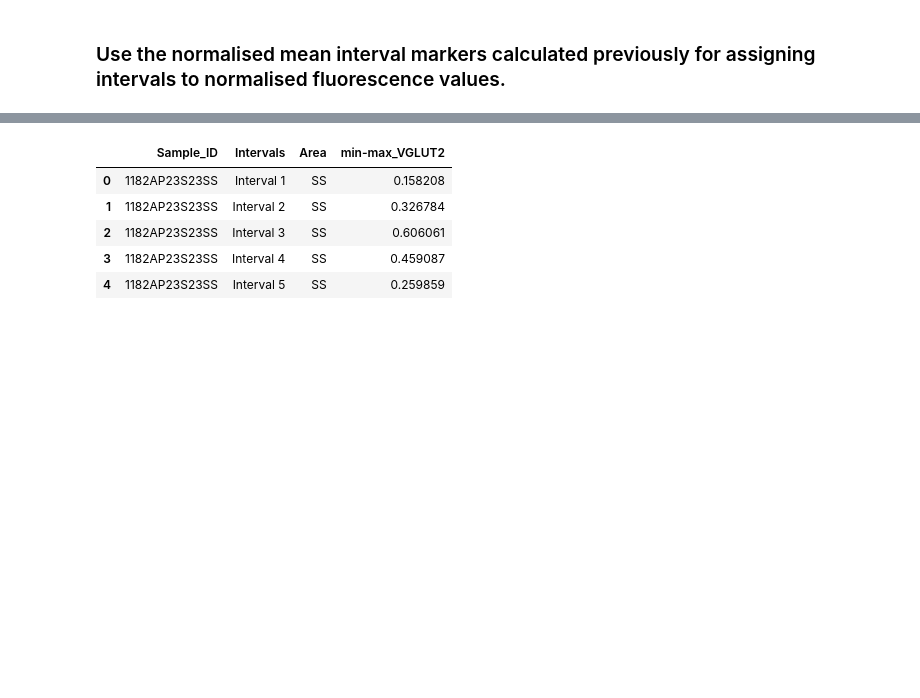
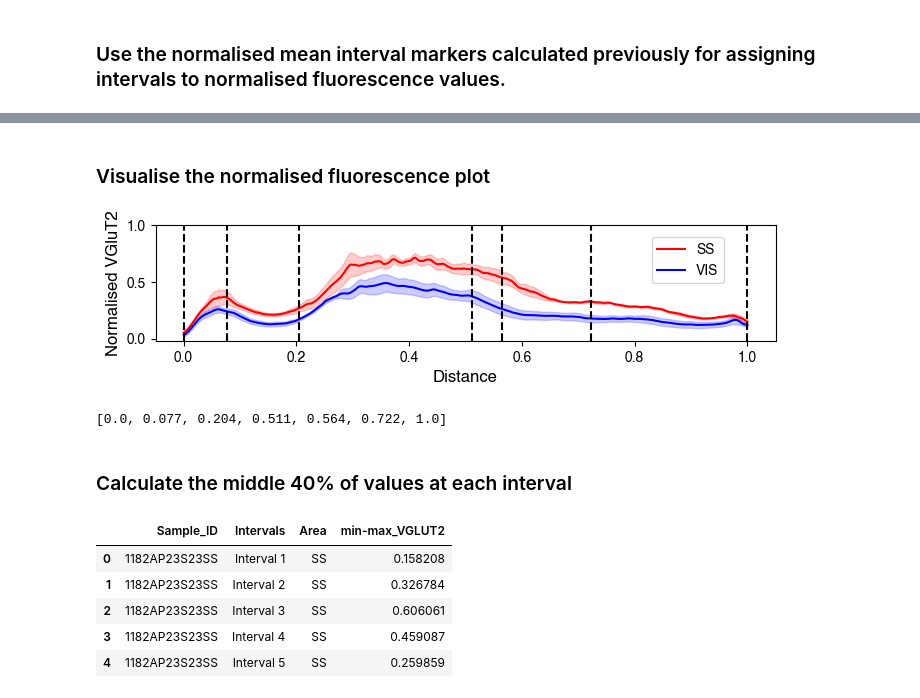
Before and after one commit to Fenlon-Suarez-Lab/histology-analyses, a Jupyter notebook: Suarez-VGLUT2-2023/VGLUT2-analysis-notebook.ipynb, the cells around one changed output, grey strips where cells are left out. Saved outputs shown, nothing was run; the diff lists cells and outputs as text; code cells hidden in the pictures; blank space fills up the shorter version.

```diff
--- a/Suarez-VGLUT2-2023/VGLUT2-analysis-notebook.ipynb
+++ b/Suarez-VGLUT2-2023/VGLUT2-analysis-notebook.ipynb
@@ -352,3 +350,31 @@ new_interpolated_df.head()
+# %% [markdown]
+### Visualise the normalised fluorescence plot
+# %%
+# Min-max
+pal = sns.color_palette(['red','blue'])
+fig = plt.figure(figsize=(8,1.5))
+ax = fig.add_subplot(111)
+sns.lineplot(x='norm_Distance',y='min-max_VGLUT2',hue='Area',palette=pal,errorbar='se',data=new_interpolated_df,ax=ax)
+ax.set_ylabel('Normalised VGluT2',size=12)
+ax.set_xlabel('Distance',size=12)
+ax.legend(loc=(0.8,0.5))
+ax.set_yticks(np.linspace(0,1,3))
+ax.axvline(x = mean_normed_markers[0],ymax = 1,color='k',linestyle='--')
+ax.axvline(x = mean_normed_markers[1],ymax = 1,color='k',linestyle='--')
+ax.axvline(x = mean_normed_markers[2],ymax = 1,color='k',linestyle='--')
+ax.axvline(x = mean_normed_markers[3],ymax = 1,color='k',linestyle='--')
+ax.axvline(x = mean_normed_markers[4],ymax = 1,color='k',linestyle='--')
+ax.axvline(x = mean_normed_markers[5],ymax = 1,color='k',linestyle='--')
+ax.axvline(x = mean_normed_markers[6],ymax = 1,color='k',linestyle='--')
+plt.savefig("./s24_FTD_min-max_VGLUT2.svg",dpi=300,format='svg',bbox_inches='tight')
+# %% [output]
+[figure, added]
+# %%
+mean_normed_markers
+# %% [output]
+[0.0, 0.077, 0.204, 0.511, 0.564, 0.722, 1.0]
+# %% [markdown]
+### Calculate the middle 40% of values at each interval
 # %%
 result_middle_20 = new_interpolated_df.groupby(['Sample_ID','Intervals','Area'])['min-max_VGLUT2'].apply(mean_of_middle_20_percent).reset_index()
 result_middle_20.head()
```
Also changed, not shown: parts of 9 cells of this notebook, 3 other files.
